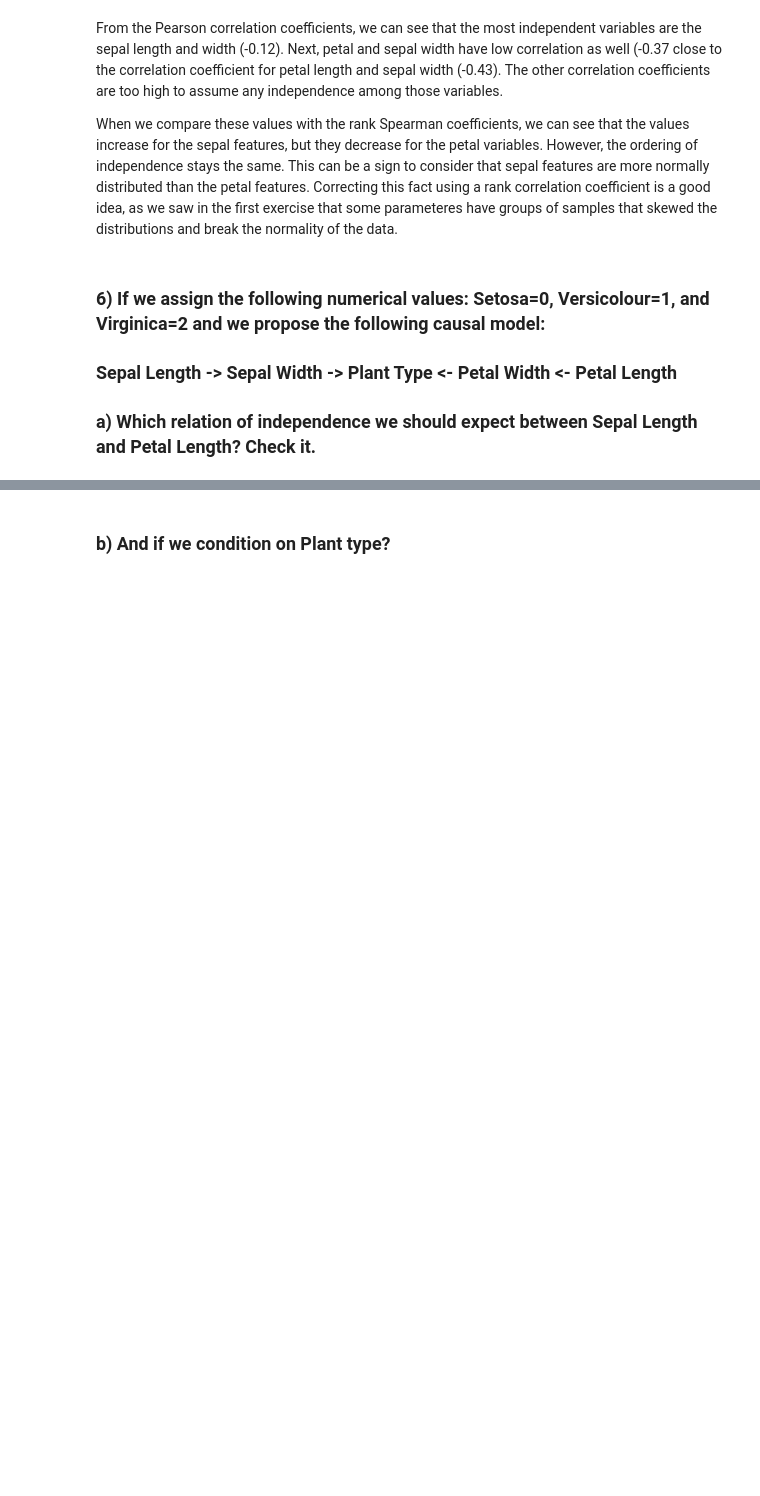
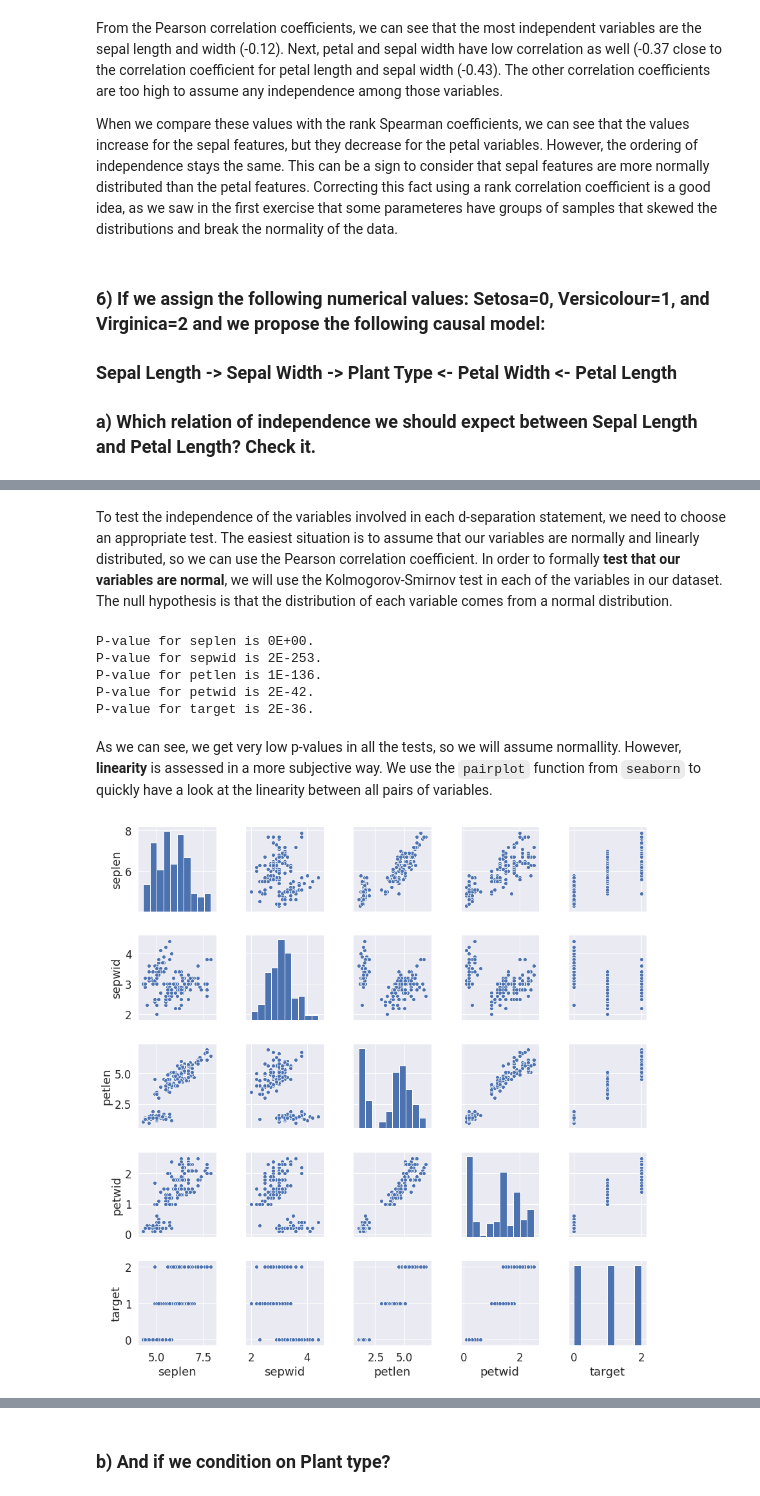
Before and after one commit to cladigar/AST_cladigar, a Jupyter notebook: A07.ipynb, the cells around one changed output, grey strips where cells are left out. Saved outputs shown, nothing was run; the diff lists cells and outputs as text; code cells hidden in the pictures; blank space fills up the shorter version.

```diff
--- a/A07.ipynb
+++ b/A07.ipynb
@@ -799,0 +822,23 @@ graph = [
+# %% [markdown]
+To test the independence of the variables involved in each d-separation statement, we need to choose an appropriate test. The easiest situation is to assume that our variables are normally and linearly distributed, so we can use the Pearson correlation coefficient. In order to formally **test that our variables are normal**, we will use the Kolmogorov-Smirnov test in each of the variables in our dataset. The null hypothesis is that the distribution of each variable comes from a normal distribution.
+# %%
+# Subset only numerical data in the dataframe
+iris = all_iris.iloc[:, 0:5]
+# Kolmogorov-Smirnov test
+for col in iris.iteritems():
+    test = st.kstest(col[1], 'norm')
+    print("P-value for %s is %s." %(col[0], format(test.pvalue, ".0E")))
+# %% [output]
+P-value for seplen is 0E+00.
+P-value for sepwid is 2E-253.
+P-value for petlen is 1E-136.
+P-value for petwid is 2E-42.
+P-value for target is 2E-36.
+# %% [markdown]
+As we can see, we get very low p-values in all the tests, so we will assume normallity. However, **linearity** is assessed in a more subjective way. We use the `pairplot` function from `seaborn` to quickly have a look at the linearity between all pairs of variables.
+# %%
+# Pairplots
+sns.pairplot(iris)
+plt.show()
+# %% [output]
+[figure, added]
```
Also changed, not shown: parts of 24 cells of this notebook.
